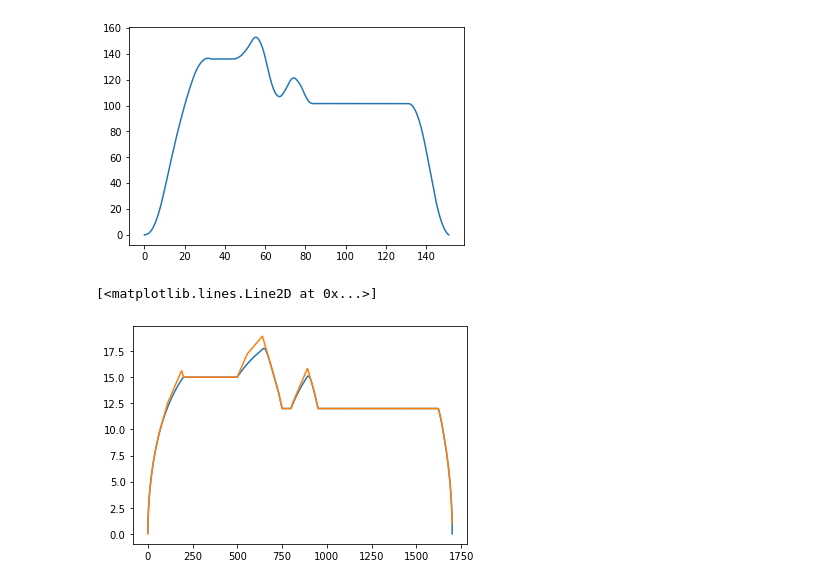
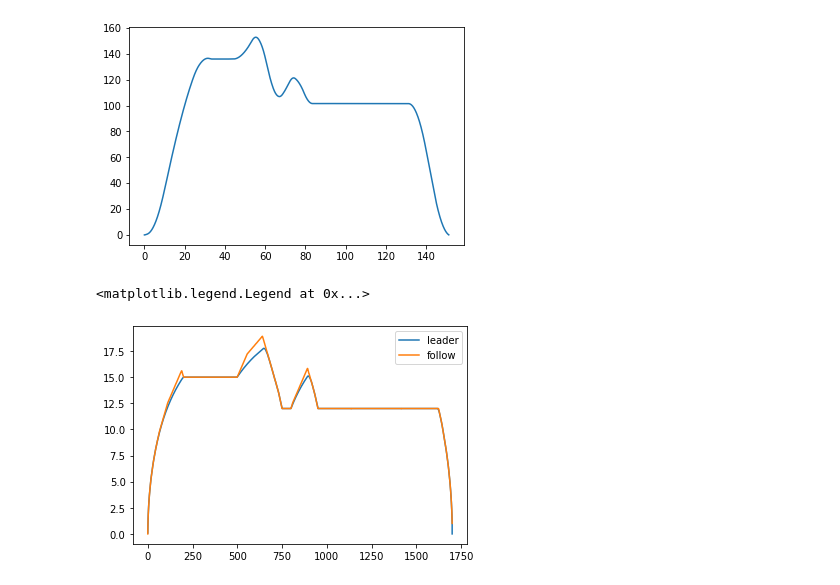
Before and after one commit to hzn18/train-platform, a Jupyter notebook: analysis/DPVisualization.ipynb, the cells around one changed output. Drawn from its saved outputs; the diff is of its cells as text; code cells hidden in the pictures.

```diff
--- a/analysis/DPVisualization.ipynb
+++ b/analysis/DPVisualization.ipynb
@@ -68,6 +72,7 @@ plt.plot(follow_df[1]["time"], follow_df[0]["space"] - follow_df[1]["space"])
 # %%
 plt.plot(follow_df[0]["space"], follow_df[0]["speed"])
 plt.plot(follow_df[1]["space"], follow_df[1]["speed"])
+plt.legend(["leader", "follow"])
 # %% [output]
-[<matplotlib.lines.Line2D at 0x...>]
+<matplotlib.legend.Legend at 0x...>
-[figure, old version]
+[figure, new version]
```
Also changed, not shown: parts of 1 cell of this notebook, 3 other files.
